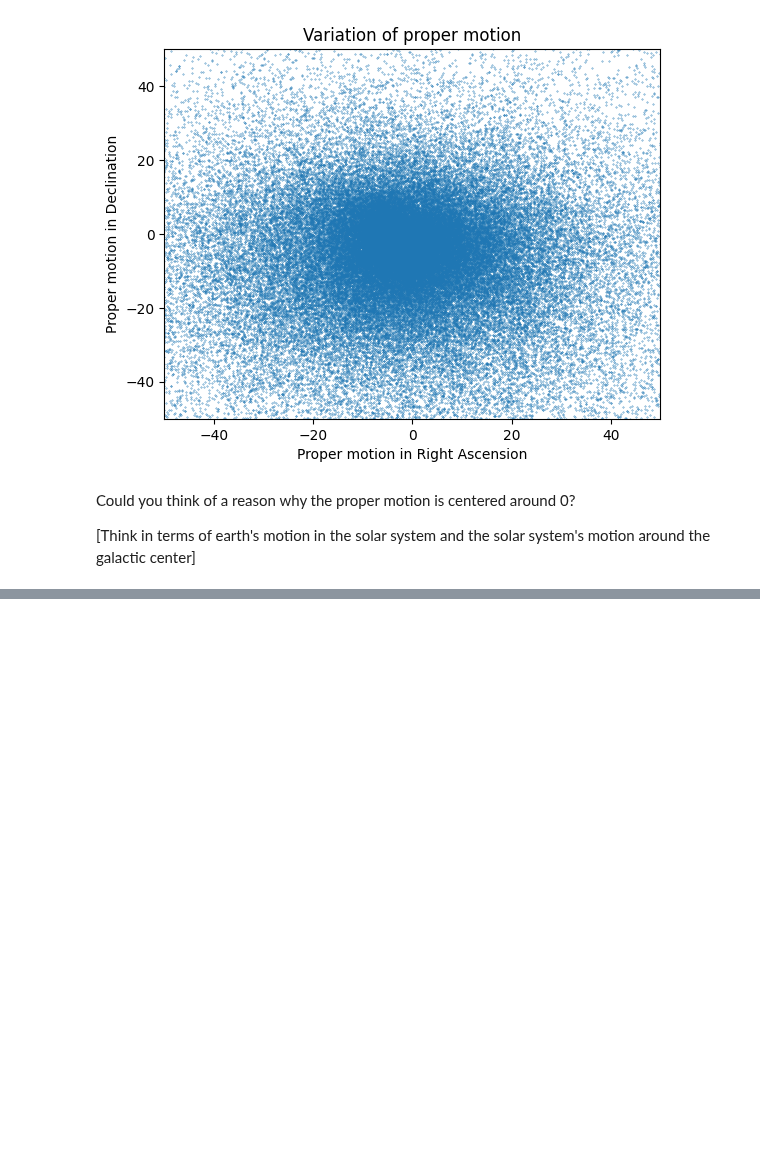
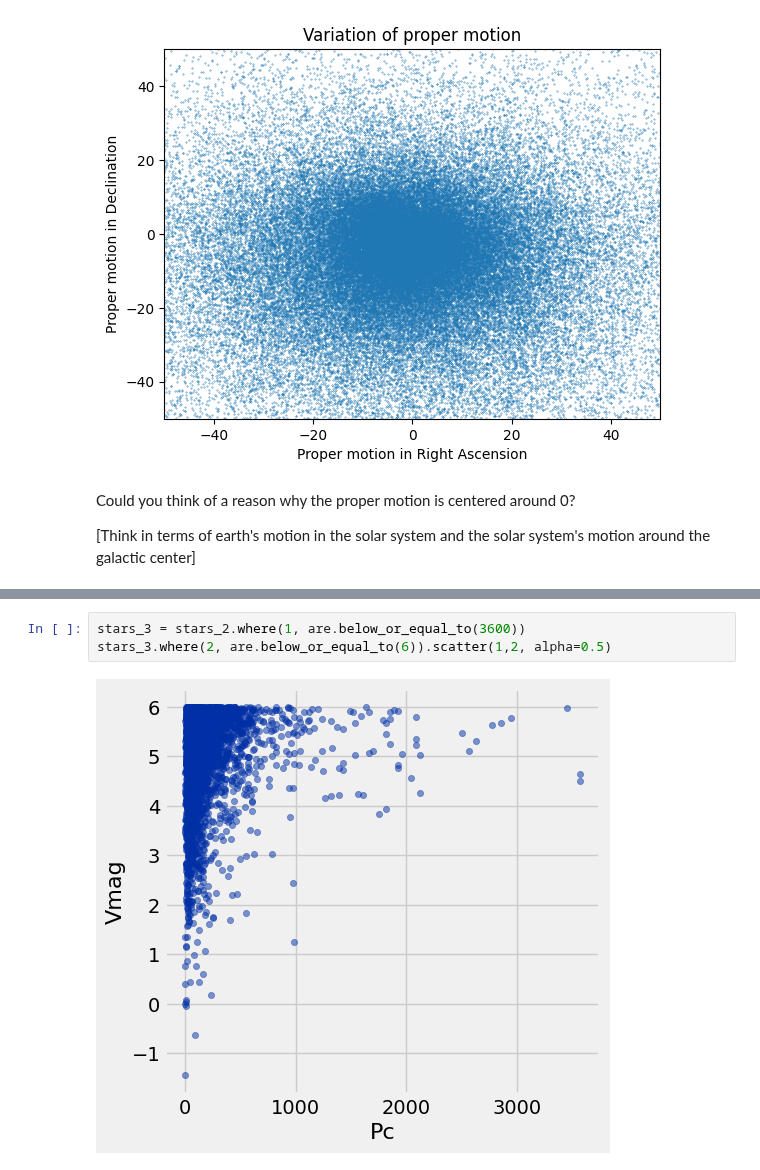
Before and after one commit to ciretorres/thesis-project, a Jupyter notebook: src/notebooks/Estadistica.ipynb, the cells around one changed output, grey strips where cells are left out. Cells and saved outputs as stored; diff of their text form; blank space fills up the shorter version.

```diff
--- a/src/notebooks/Estadistica.ipynb
+++ b/src/notebooks/Estadistica.ipynb
@@ -235,0 +710,5 @@ Could you think of a reason why the proper motion is centered around 0?
+# %%
+stars_3 = stars_2.where(1, are.below_or_equal_to(3600))
+stars_3.where(2, are.below_or_equal_to(6)).scatter(1,2, alpha=0.5)
+# %% [output]
+[figure, added]
```
Also changed, not shown: parts of 54 cells of this notebook.
